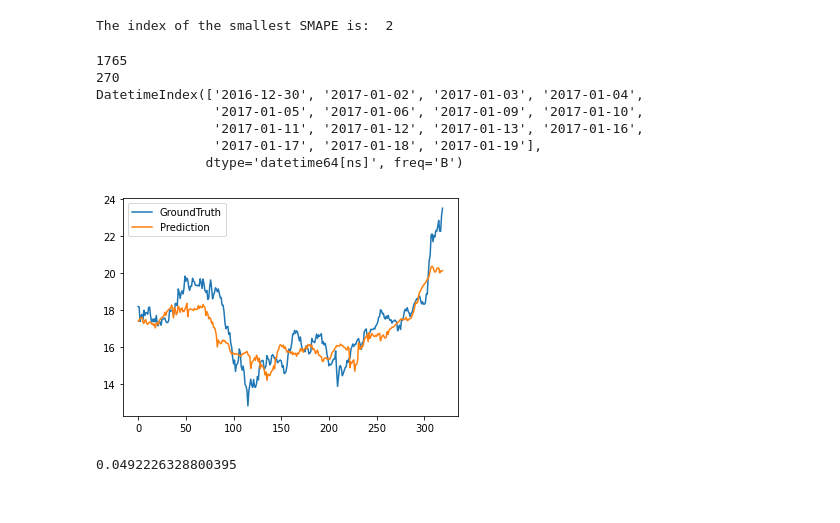
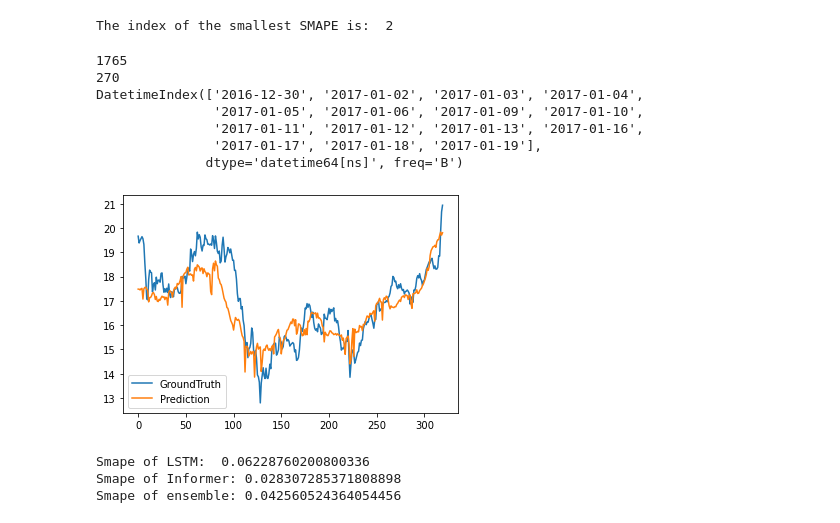
Before and after one commit to shanggao33/Data5703, a Jupyter notebook: Informer/bac_8col_fbsum_sentiment_3col@finbert_likes_sum_final/informer_bac_8col_fbsum_sentiment_3col.ipynb, the cells around one changed output. Cells and saved outputs as stored; diff of their text form; code cells hidden in the pictures.

Commit message:
modify ensemble

```diff
--- a/Informer/bac_8col_fbsum_sentiment_3col@finbert_likes_sum_final/informer_bac_8col_fbsum_sentiment_3col.ipynb
+++ b/Informer/bac_8col_fbsum_sentiment_3col@finbert_likes_sum_final/informer_bac_8col_fbsum_sentiment_3col.ipynb
@@ -1925,41 +1923,42 @@ data_loader = DataLoader(
     drop_last=drop_last)
 
 # get the inverse transformed
 pred_inver = data_set.inverse_transform(preds)
 trues = data_set.inverse_transform(trues)
 pred_inver.shape
 
 lstm_preds = np.load('./finbert_likes_sum_final.npy')
-lstm_preds.shape
-# drop the first 13 samples
-lstm_preds = lstm_preds[13:,:]
-lstm_preds.shape
+# drop the last 13 sample
+lstm_preds = lstm_preds[:-13, :]
 
-informer_preds = pred_inver[:, -1, :]
-informer_preds.shape
+informer_preds = pred_inver[:, 0, :]
+
 
 # average the predictions of Informer and LSTM
 ensemble_preds = (lstm_preds + informer_preds) / 2
 ensemble_preds.shape
 
 import matplotlib.pyplot as plt
 import seaborn as sns
 
 plt.figure()
-plt.plot(trues[:, -1, :], label='GroundTruth')
+plt.plot(trues[:, 0, :], label='GroundTruth')
 plt.plot(ensemble_preds, label='Prediction')
 plt.legend()
 plt.show()
 
-SMAPE(ensemble_preds, trues[:, -1, :])
-print(SMAPE(pred_inver[:, -1, :], trues[:, -1, :]))
+print("Smape of LSTM: ", SMAPE(lstm_preds, trues[:, 0, :]))
+print("Smape of Informer:", SMAPE(ensemble_preds, trues[:, 0, :]))
+print("Smape of ensemble:",SMAPE(pred_inver[:, 0, :], trues[:, 0, :]))
 # %% [output]
 1765
 270
 DatetimeIndex(['2016-12-30', '2017-01-02', '2017-01-03', '2017-01-04',
                '2017-01-05', '2017-01-06', '2017-01-09', '2017-01-10',
                '2017-01-11', '2017-01-12', '2017-01-13', '2017-01-16',
                '2017-01-17', '2017-01-18', '2017-01-19'],
               dtype='datetime64[ns]', freq='B')
-[figure, old version]
+[figure, new version]
-0.0492226328800395
+Smape of LSTM:  0.06228760200800336
+Smape of Informer: 0.028307285371808898
+Smape of ensemble: 0.042560524364054456
```
Also changed, not shown: parts of 3 cells of this notebook, 5 other files.
